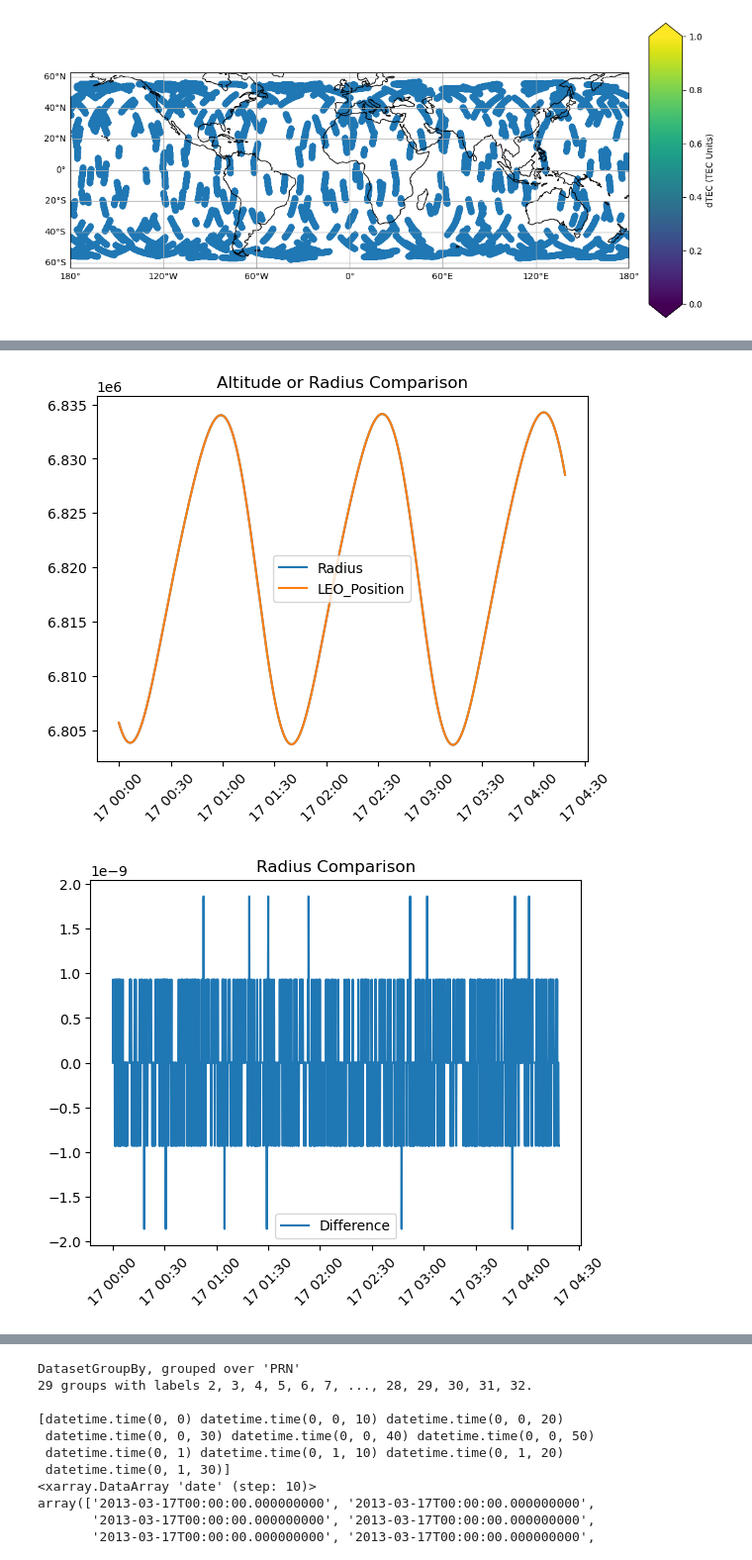
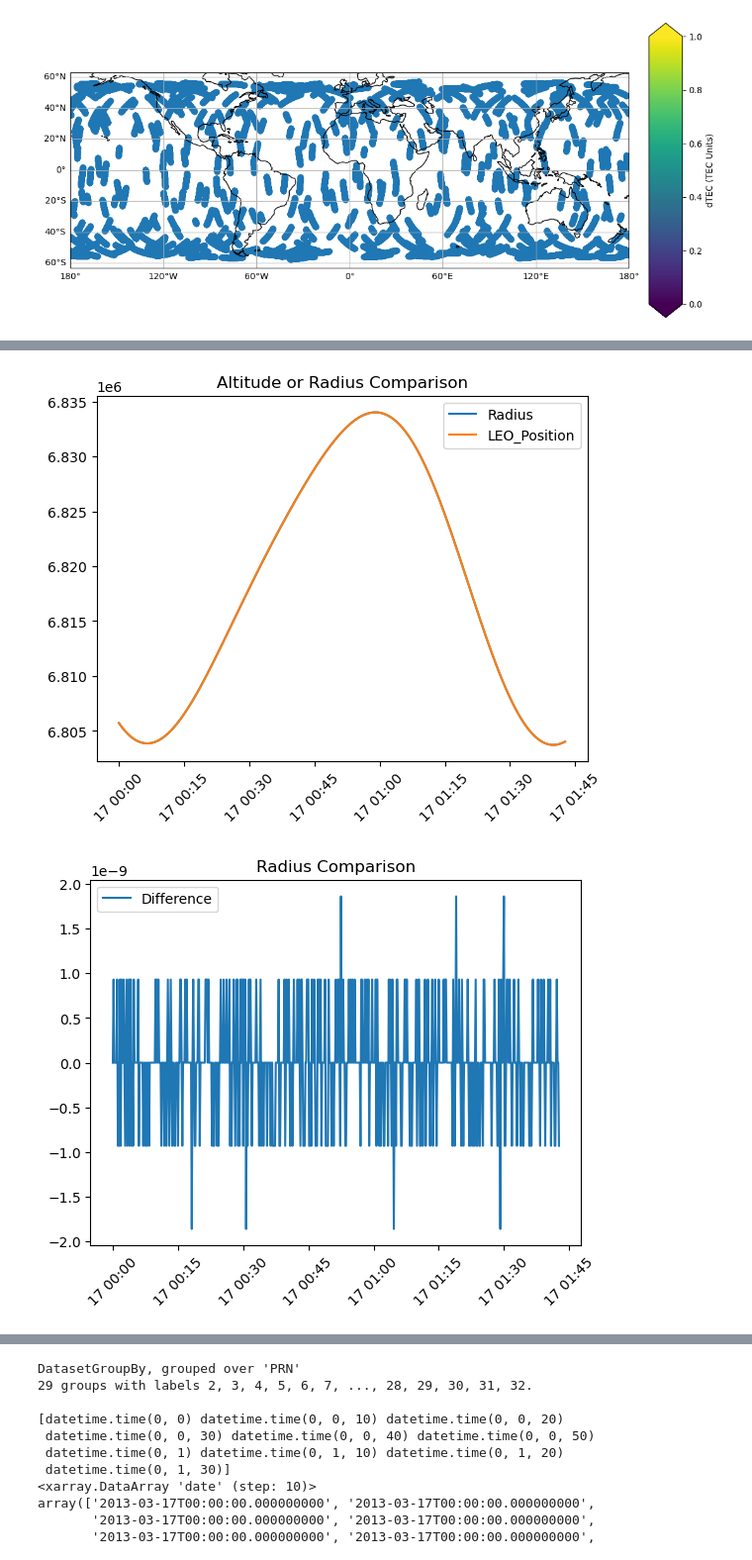
Before and after one commit to abukowski21/sat-interp-tid-analysis, a Jupyter notebook: esa_satellite_data.ipynb, the cells around one changed output, grey strips where cells are left out. Shown at 99% size. Cells and saved outputs as stored; diff of their text form; code cells hidden in the pictures.

```diff
--- a/esa_satellite_data.ipynb
+++ b/esa_satellite_data.ipynb
@@ -355,6 +373,6 @@ fig.show();
 # %%
 a = 0
-b = 10000
+b = 4000
 
 plt.figure()
 plt.plot(d1.date[a:b], d1.Latitude.values[a:b], label='Latitude')
@@ -425,2 +443,2 @@ plt.show()
-[figure, old version]
+[figure, new version]
-[figure, old version]
+[figure, new version]
```
Also changed, not shown: parts of 9 cells of this notebook, 1 other file.
